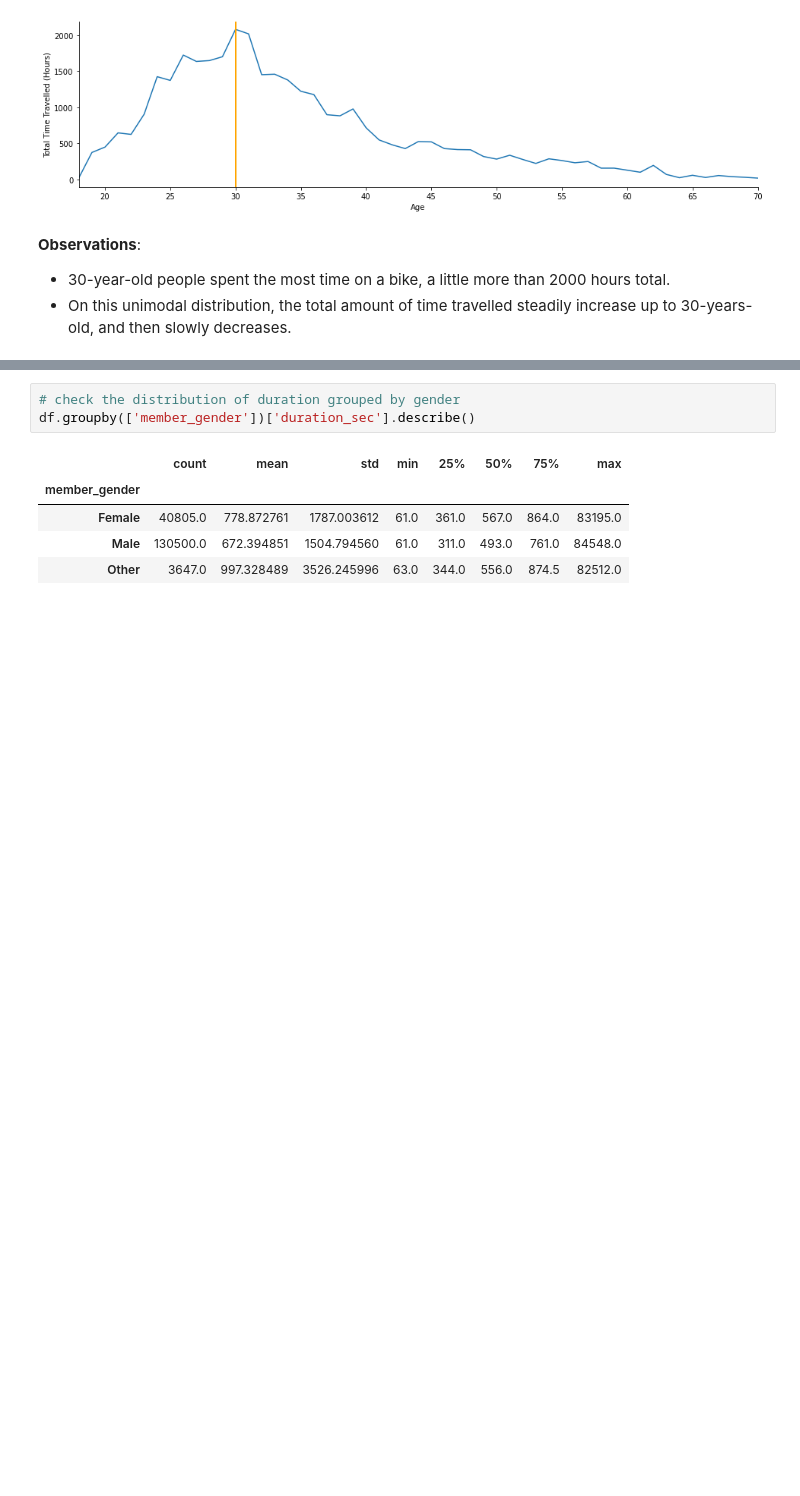
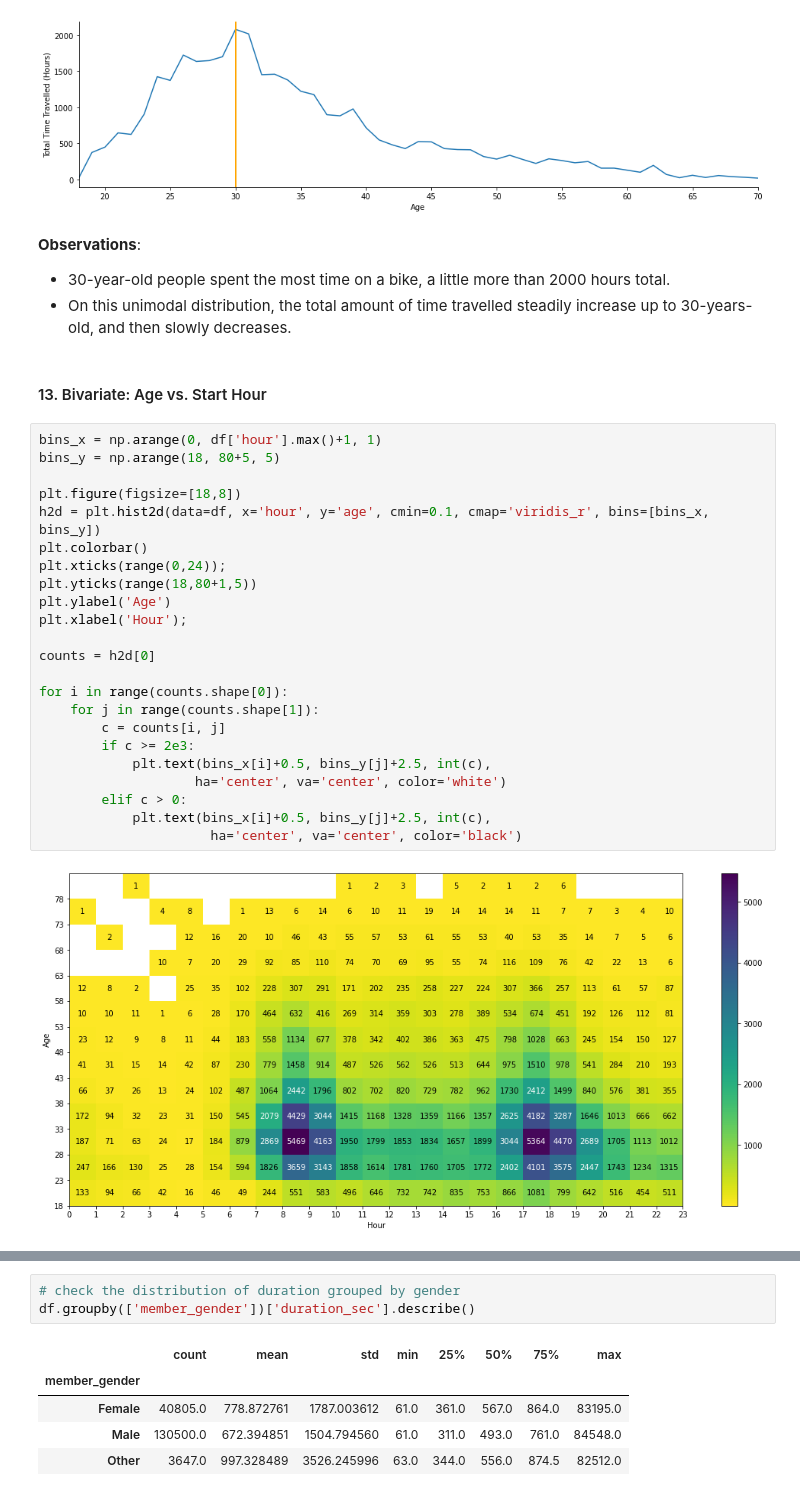
Before and after one commit to tharcyla/communicate-data-findings, a Jupyter notebook: Part_I_Exploration.ipynb, the cells around one changed output, grey strips where cells are left out. Saved outputs shown, nothing was run; the diff lists cells and outputs as text; blank space fills up the shorter version.

```diff
--- a/Part_I_Exploration.ipynb
+++ b/Part_I_Exploration.ipynb
@@ -849,3 +851,30 @@ plt.gca().spines[['top', 'right']].set_visible(False);
 **Observations**:
 - 30-year-old people spent the most time on a bike, a little more than 2000 hours total.
 - On this unimodal distribution, the total amount of time travelled steadily increase up to 30-years-old, and then slowly decreases.
+# %% [markdown]
+#### 13. Bivariate: Age vs. Start Hour
+# %%
+bins_x = np.arange(0, df['hour'].max()+1, 1)
+bins_y = np.arange(18, 80+5, 5)
+
+plt.figure(figsize=[18,8])
+h2d = plt.hist2d(data=df, x='hour', y='age', cmin=0.1, cmap='viridis_r', bins=[bins_x, bins_y])
+plt.colorbar()
+plt.xticks(range(0,24));
+plt.yticks(range(18,80+1,5))
+plt.ylabel('Age')
+plt.xlabel('Hour');
+
+counts = h2d[0]
+
+for i in range(counts.shape[0]):
+    for j in range(counts.shape[1]):
+        c = counts[i, j]
+        if c >= 2e3:
+            plt.text(bins_x[i]+0.5, bins_y[j]+2.5, int(c),
+                    ha='center', va='center', color='white')
+        elif c > 0:
+            plt.text(bins_x[i]+0.5, bins_y[j]+2.5, int(c),
+                      ha='center', va='center', color='black')
+# %% [output]
+[figure, added]
```
Also changed, not shown: parts of 22 cells of this notebook.
